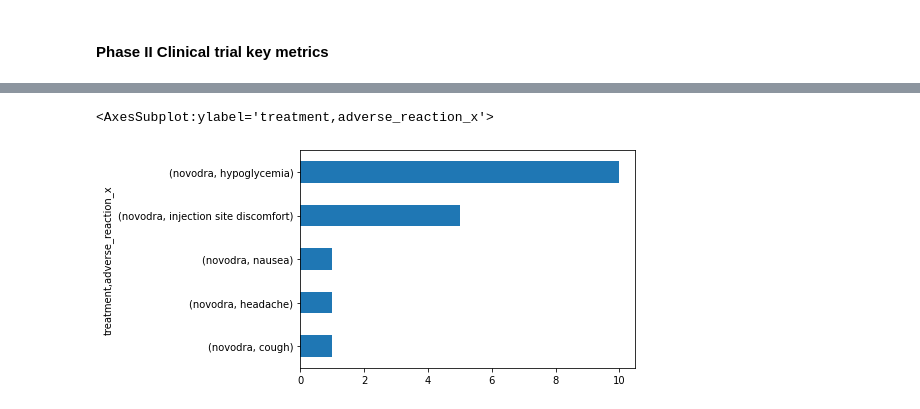
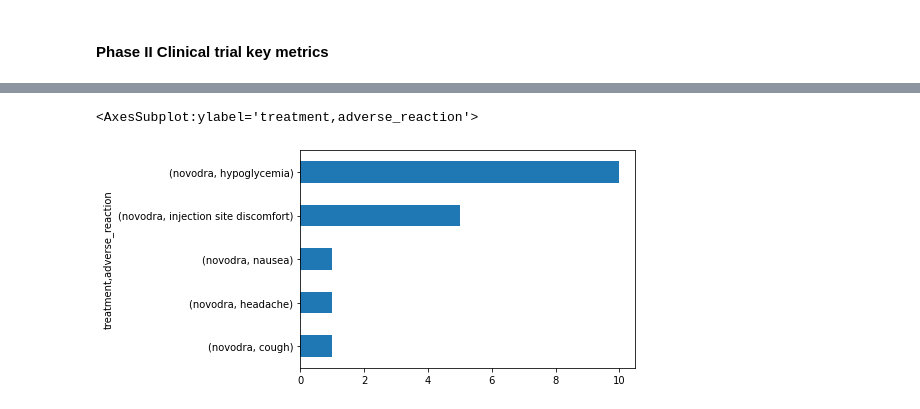
Before and after one commit to jacyee/insulin-drug-analysis, a Jupyter notebook: insulin_drug.ipynb, the cells around one changed output, grey strips where cells are left out. Saved outputs shown, nothing was run; the diff lists cells and outputs as text; code cells hidden in the pictures.

```diff
--- a/insulin_drug.ipynb
+++ b/insulin_drug.ipynb
@@ -640,5 +640,3 @@ dtype: object
 
 # adverse_reactions table
 # lowercase given names and surnames
-# %%
-treatments_clean = treatments_clean.drop('adverse_reaction_y', axis=1)
@@ -694,5 +685,5 @@ treatments_clean[treatments_clean.treatment=='auralin'].groupby('treatment').adv
 # %%
-treatments_clean[treatments_clean.treatment=='novodra'].groupby('treatment').adverse_reaction_x.value_counts().sort_values().plot(kind='barh')
+treatments_clean[treatments_clean.treatment=='novodra'].groupby('treatment').adverse_reaction.value_counts().sort_values().plot(kind='barh')
 # %% [output]
-<AxesSubplot:ylabel='treatment,adverse_reaction_x'>
+<AxesSubplot:ylabel='treatment,adverse_reaction'>
-[figure, old version]
+[figure, new version]
```
Also changed, not shown: parts of 18 cells of this notebook.
